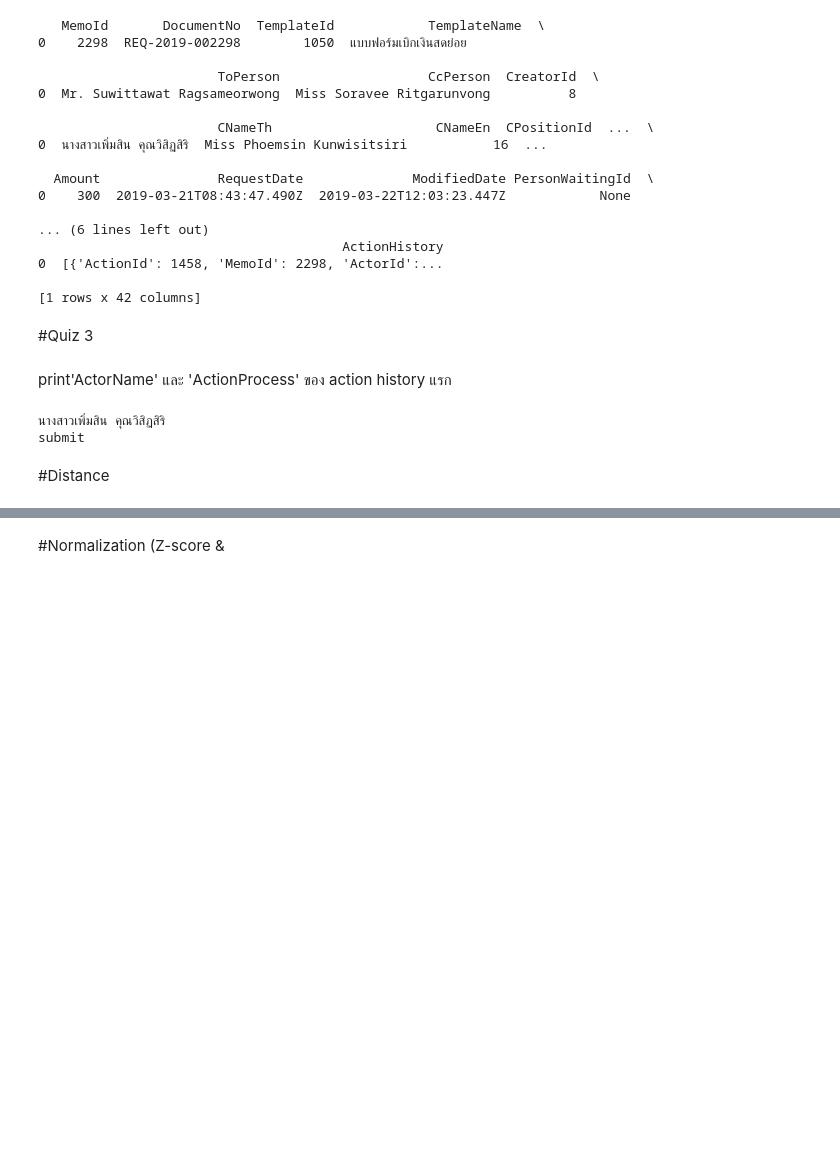
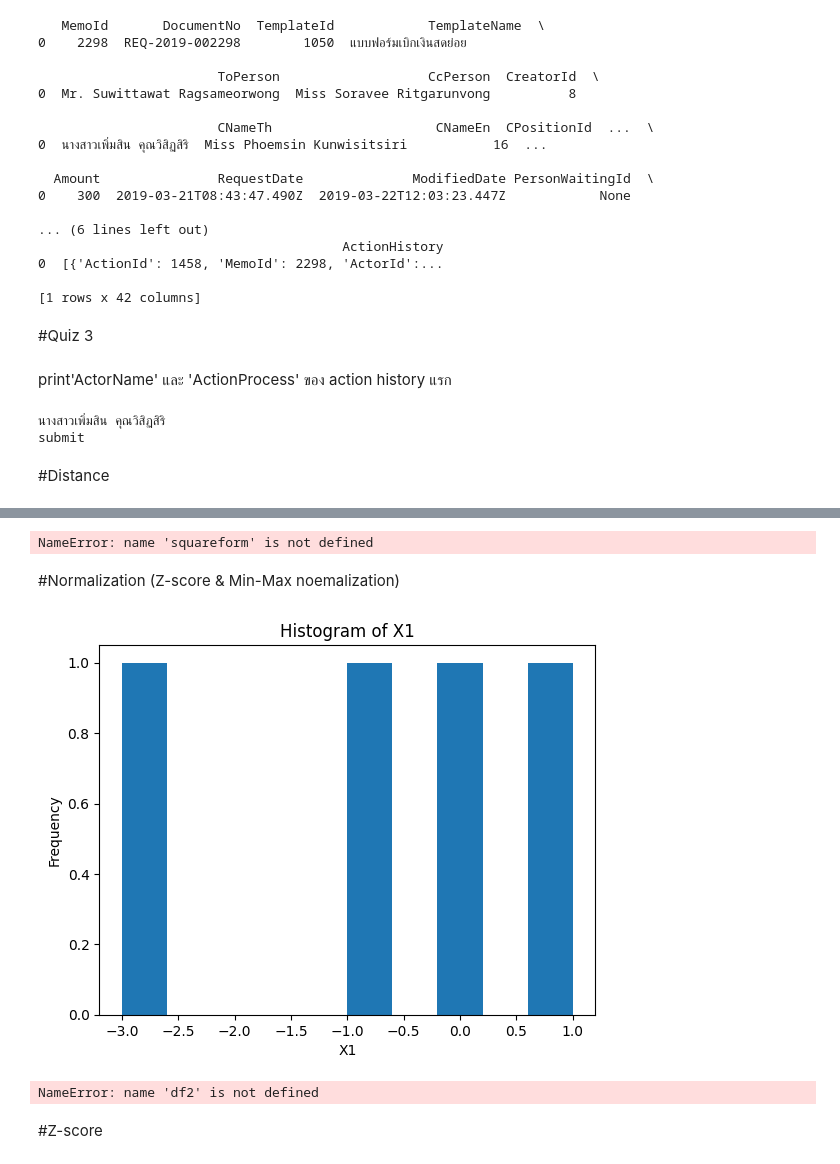
Before and after one commit to pingping-0606/bsc_dpdm24, a Jupyter notebook: Chapter_2_Understanding_Data.ipynb, the cells around one changed output, grey strips where cells are left out. Saved outputs shown, nothing was run; the diff lists cells and outputs as text; code cells hidden in the pictures; blank space fills up the shorter version.

```diff
--- a/Chapter_2_Understanding_Data.ipynb
+++ b/Chapter_2_Understanding_Data.ipynb
@@ -317,0 +351,4 @@ submit
+# %%
+data = [[1,2],[-1,4],[0,3],[-3,-2]] # Corrected data point
+df = pd.DataFrame(data, columns=['X1', 'X2']) # Assign column names
+df
@@ -318,2 +361,37 @@ submit
+# %%
+distance_matrix = squareform(pdist(df2[['X1','X2']]))
+
+distance_matrix
+# %% [output]
+NameError: name 'squareform' is not defined
+# %% [markdown]
+#Normalization (Z-score & Min-Max noemalization)
+# %%
+# prompt: plot histogram of df2 X1
+
+import matplotlib.pyplot as plt
+
+plt.hist(df['X1'], bins=10)  # Adjust the number of bins as needed
+plt.xlabel("X1")
+plt.ylabel("Frequency")
+plt.title("Histogram of X1")
+plt.show()
+# %% [output]
+[figure, added]
+# %%
+# prompt: do min-max normalization for the df2 for each column separately
+
+from sklearn.preprocessing import MinMaxScaler
+
+# Assuming df2 is your DataFrame
+# Create a MinMaxScaler object
+scaler = MinMaxScaler()
+
+# Fit and transform the numerical columns of df2
+df2_normalized = pd.DataFrame(scaler.fit_transform(df2), columns=df2.columns)
+
+df2_normalized
+# %% [output]
+NameError: name 'df2' is not defined
 # %% [markdown]
-#Normalization (Z-score &
+#Z-score
```
Also changed, not shown: parts of 3 cells of this notebook.
